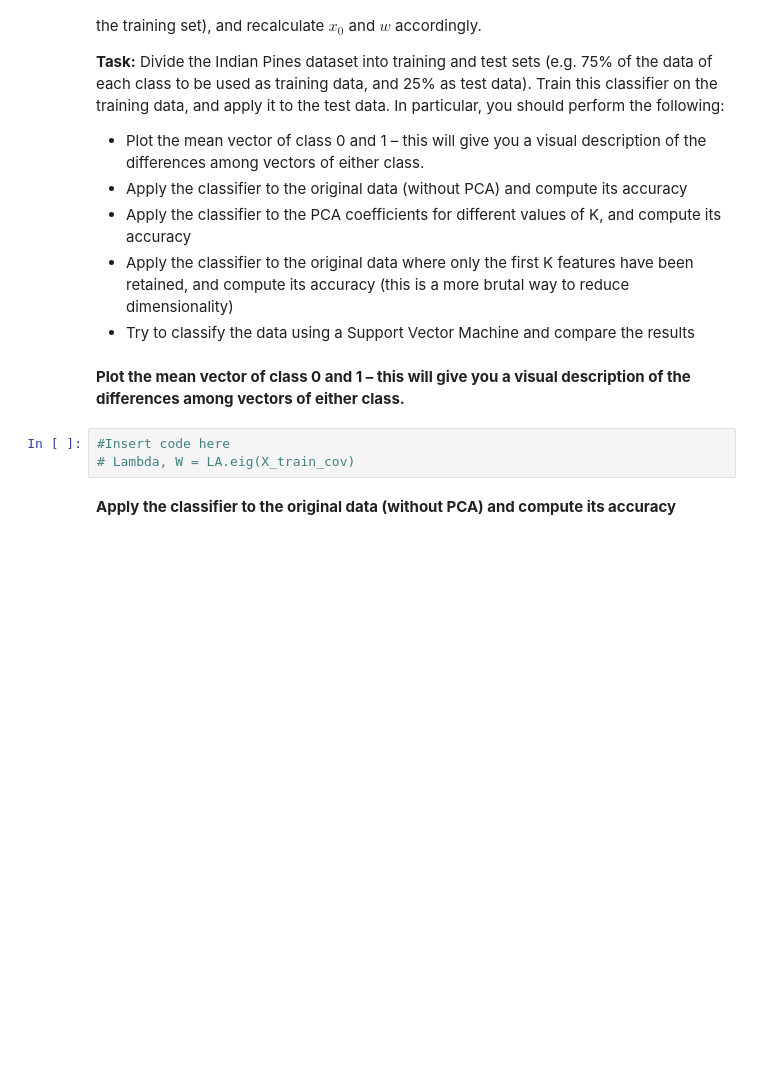
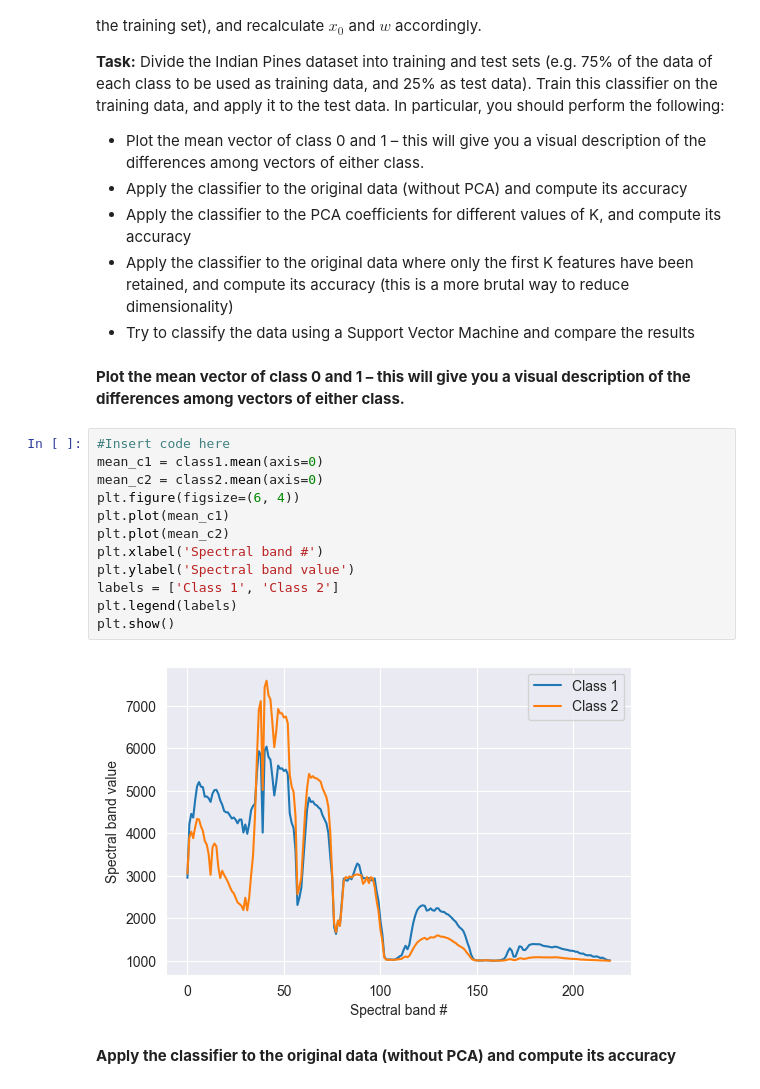
Before and after one commit to steurendo/SLNN, a Jupyter notebook: Lab3/Lab3.ipynb, the cells around one changed output. Cells and saved outputs as stored; diff of their text form; blank space fills up the shorter version.

```diff
--- a/Lab3/Lab3.ipynb
+++ b/Lab3/Lab3.ipynb
@@ -183,9 +186,20 @@ apply it to the test data. In particular, you should perform the following:
 *   Try to classify the data using a Support Vector Machine and compare the results
 # %% [markdown]
 **Plot the mean vector of class 0 and 1 – this will give you a visual description of the differences among vectors of either class.**
-# %%
-#Insert code here
-# Lambda, W = LA.eig(X_train_cov)
+# %%
+#Insert code here
+mean_c1 = class1.mean(axis=0)
+mean_c2 = class2.mean(axis=0)
+plt.figure(figsize=(6, 4))
+plt.plot(mean_c1)
+plt.plot(mean_c2)
+plt.xlabel('Spectral band #')
+plt.ylabel('Spectral band value')
+labels = ['Class 1', 'Class 2']
+plt.legend(labels)
+plt.show()
+# %% [output]
+[figure, added]
 # %% [markdown]
 **Apply the classifier to the original data (without PCA) and compute
 its accuracy**
```
Also changed, not shown: parts of 17 cells of this notebook.
